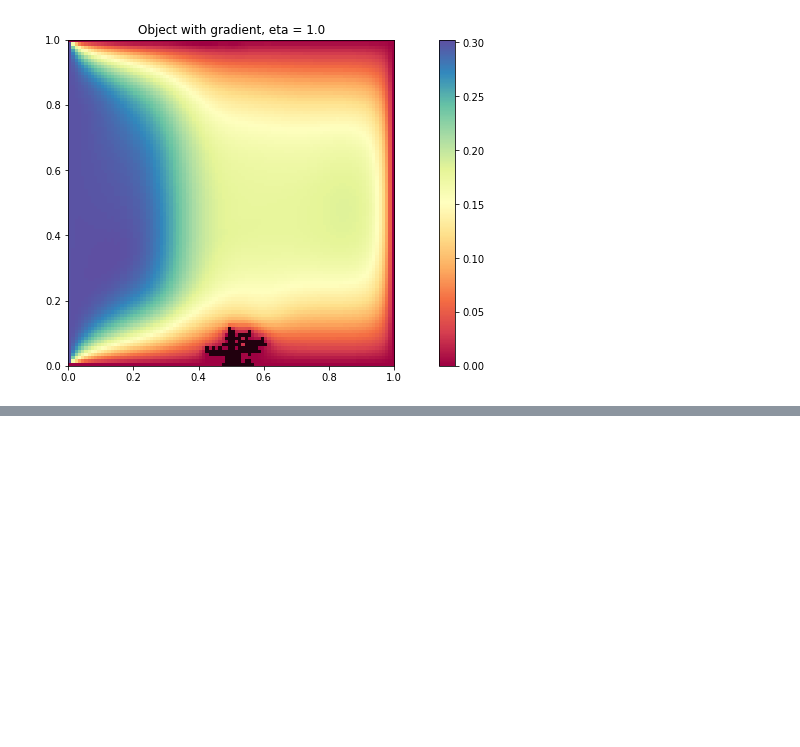
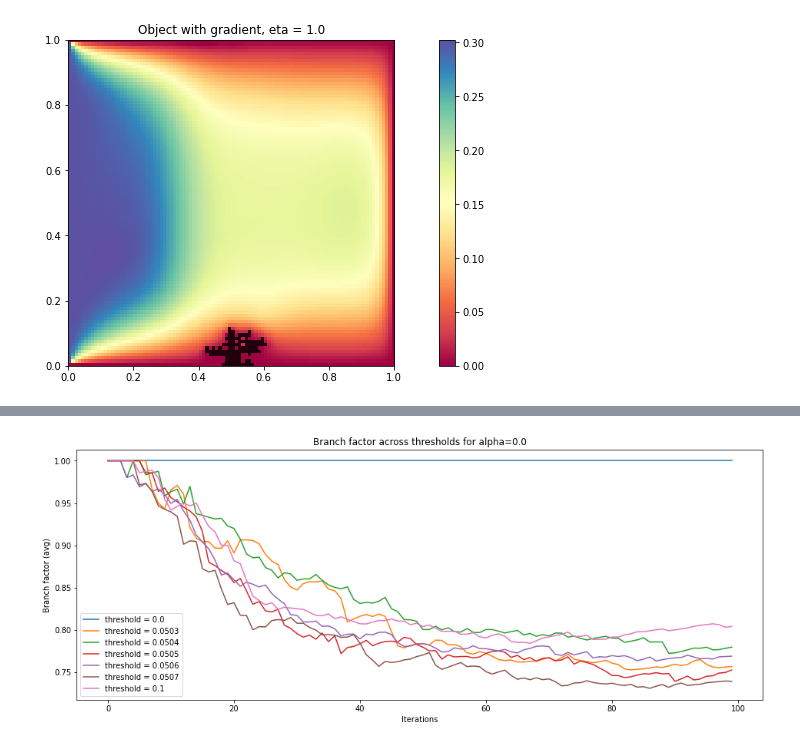
Before and after one commit to Lut99/KoraalKnakkers, a Jupyter notebook: DLA final.ipynb, the cells around one changed output, grey strips where cells are left out. Cells and saved outputs as stored; diff of their text form; code cells hidden in the pictures; blank space fills up the shorter version.

```diff
--- a/DLA final.ipynb
+++ b/DLA final.ipynb
@@ -1292,0 +1346,13 @@ Combining images with: 'ffmpeg -y -r 10 -i temp/%05d.png -c:v libx264 -pix_fmt y
+# %%
+averages = {
+    0.0: avg_threshold_00,
+    0.0503: avg_threshold_00503,
+    0.0504: avg_threshold_00504,
+    0.0505: avg_threshold_00505,
+    0.0506: avg_threshold_00506,
+    0.0507: avg_threshold_00507,
+    0.1: avg_threshold_01
+}
+plot_all_averages(averages, var="threshold", secondary_var=0.0, file="threshold_combined.png")
+# %% [output]
+[figure, added]
```
Also changed, not shown: parts of 15 cells of this notebook, 46 other files.
